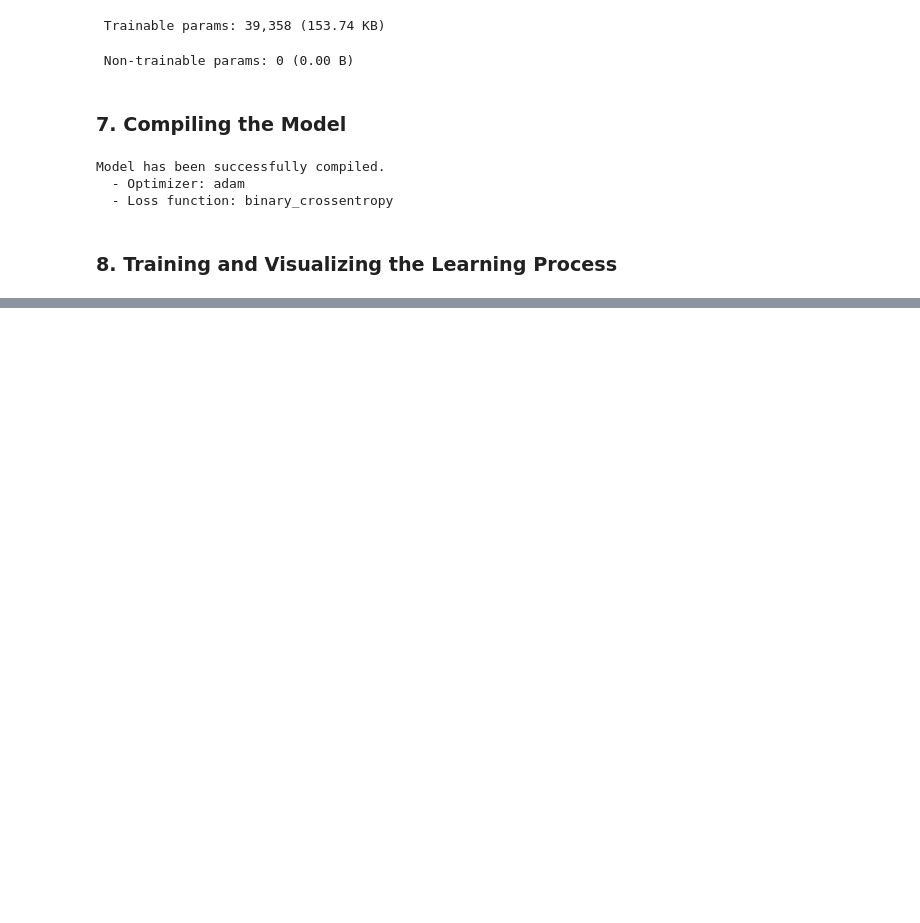
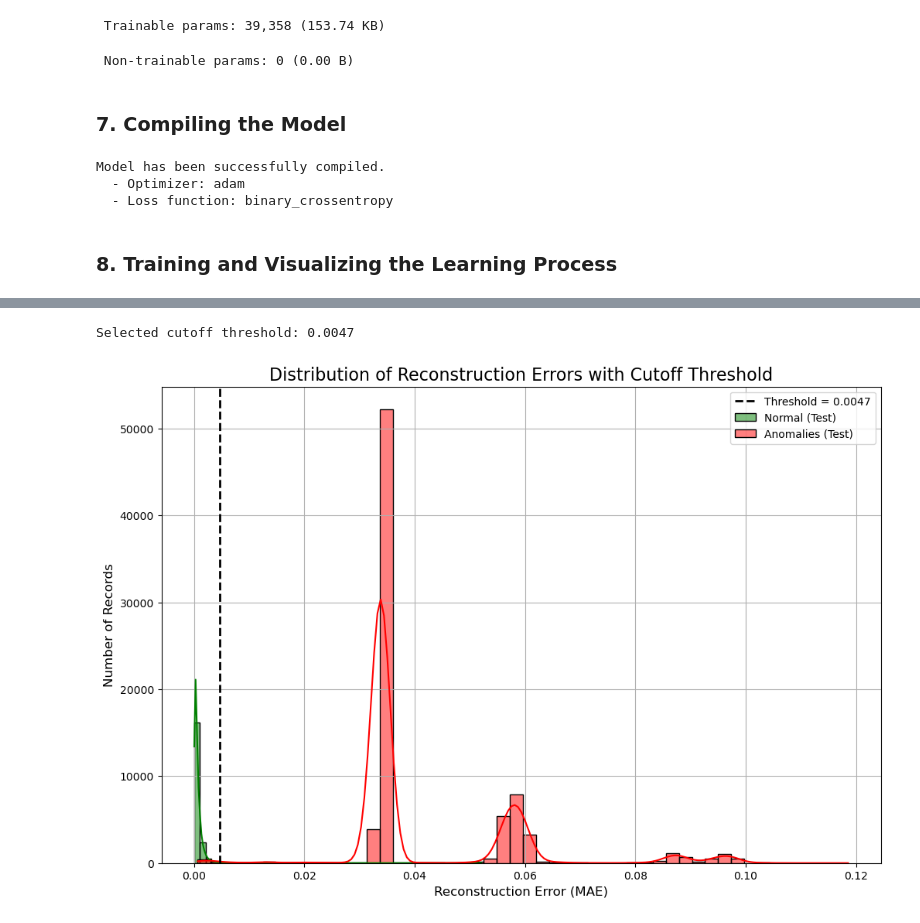
Before and after one commit to lukassso/python-mini-projects, a Jupyter notebook: machine-learning/ml_final_projects/04_network_anomaly_detection.ipynb, the cells around one changed output, grey strips where cells are left out. Drawn from its saved outputs; the diff is of its cells as text; code cells hidden in the pictures; blank space fills up the shorter version.

```diff
--- a/machine-learning/ml_final_projects/04_network_anomaly_detection.ipynb
+++ b/machine-learning/ml_final_projects/04_network_anomaly_detection.ipynb
@@ -514,0 +555,20 @@ plt.show()
+# %%
+# Calculate the threshold as the 99th quantile of errors on normal training data
+threshold = np.quantile(train_loss, 0.99)
+
+print(f"Selected cutoff threshold: {threshold:.4f}")
+
+# Plot histogram with the threshold
+plt.figure(figsize=(12, 8))
+sns.histplot(test_normal_loss, bins=50, kde=True, color='green', label='Normal (Test)')
+sns.histplot(test_anom_loss, bins=50, kde=True, color='red', label='Anomalies (Test)')
+plt.axvline(threshold, color='black', linestyle='--', linewidth=2, label=f'Threshold = {threshold:.4f}')
+plt.title('Distribution of Reconstruction Errors with Cutoff Threshold', fontsize=16)
+plt.xlabel('Reconstruction Error (MAE)', fontsize=12)
+plt.ylabel('Number of Records', fontsize=12)
+plt.legend()
+plt.grid(True)
+plt.show()
+# %% [output]
+Selected cutoff threshold: 0.0047
+[figure, added]
```
Also changed, not shown: parts of 8 cells of this notebook.
